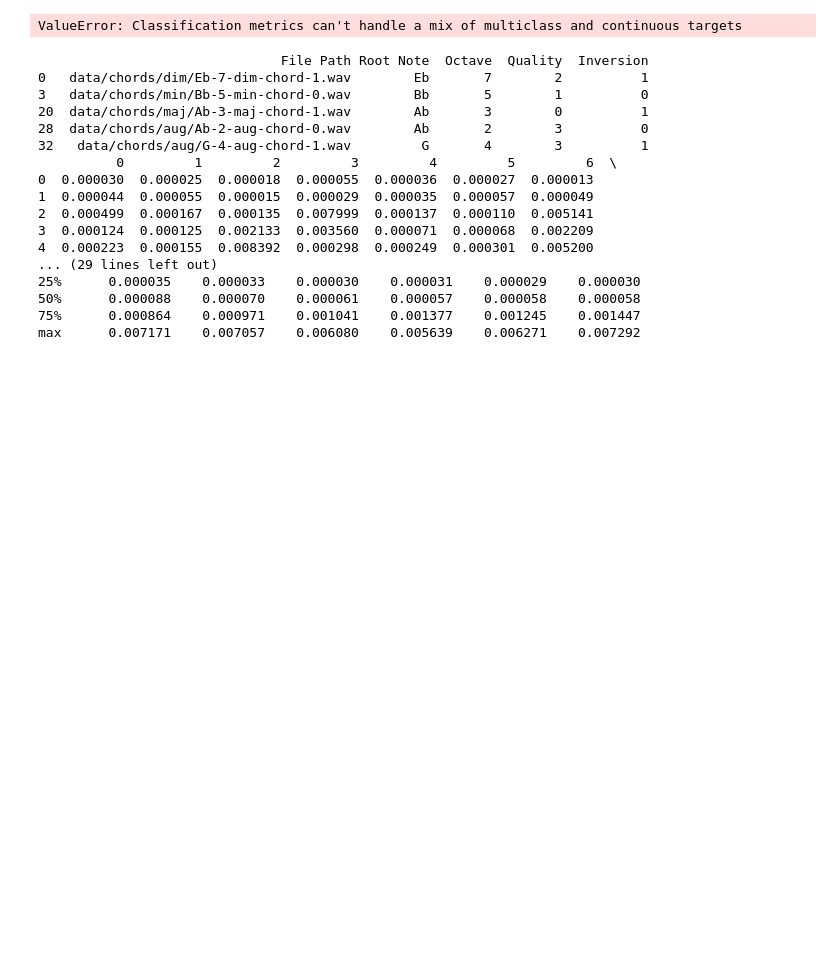
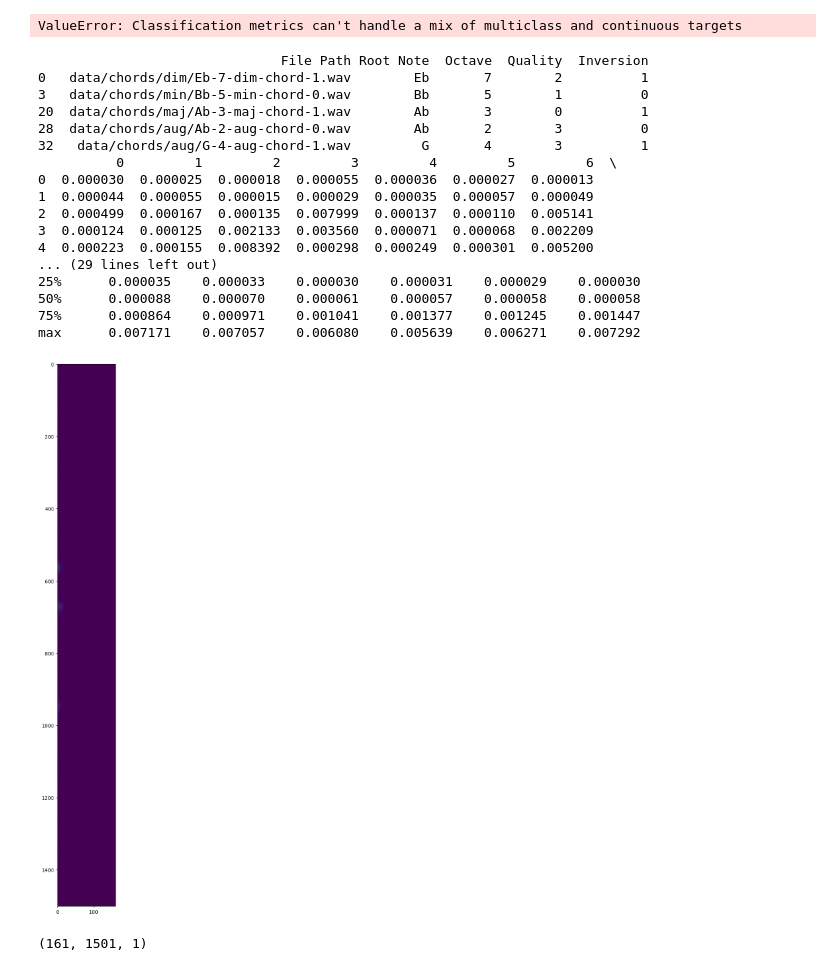
Before and after one commit to adrianmc15/MATH156-Chord-Transcription, a Jupyter notebook: stage_3_cnn_classifier_part_1.ipynb, the cells around one changed output. Cells and saved outputs as stored; diff of their text form; code cells hidden in the pictures; blank space fills up the shorter version.

```diff
--- a/stage_3_cnn_classifier_part_1.ipynb
+++ b/stage_3_cnn_classifier_part_1.ipynb
@@ -507,21 +507,3 @@ print(train_set_note_volumes.describe())
 50%      0.000088    0.000070    0.000061    0.000057    0.000058    0.000058
 75%      0.000864    0.000971    0.001041    0.001377    0.001245    0.001447
 max      0.007171    0.007057    0.006080    0.005639    0.006271    0.007292
-# %%
-def load_wav_16k_mono(filename):
-    file_contents = tf.io.read_file(filename)
-    wav, sample_rate = tf.audio.decode_wav(file_contents, desired_channels=1)
-    wav = tf.squeeze(wav, axis=-1)
-    sample_rate = tf.cast(sample_rate, dtype=tf.int64)
-    wav = tfio.audio.resample(wav, rate_in=sample_rate, rate_out=16000)
-    return wav
-
-def preprocess(file_path, label):
-    wav = load_wav_16k_mono(file_path)
-    wav = wav[:48000]
-    zero_padding = tf.zeros([48000] - tf.shape(wav), dtype=tf.float32)
-    wav = tf.concat([zero_padding, wav],0)
-    spectrogram = tf.signal.stft(wav, frame_length=320, frame_step=32)
-    spectrogram = tf.abs(spectrogram)
-    spectrogram = tf.expand_dims(spectrogram, axis=2)
-    return spectrogram, label
@@ -528,2 +554,13 @@ def preprocess(file_path, label):
 # %%
-spectrogram, label = preprocess(train_set['File Path'], label)
+spectrogram, label = preprocess(train_set['File Path'].iloc[0], train_set['Quality'].iloc[0])
+# %%
+plt.figure(figsize=(30,20))
+plt.imshow(spectrogram)
+plt.show()
+# %% [output]
+[figure, added]
+# %%
+# get the dimensions of spectrogram
+spectrogram.shape
+# %% [output]
+(161, 1501, 1)
```
Also changed, not shown: parts of 9 cells of this notebook.
